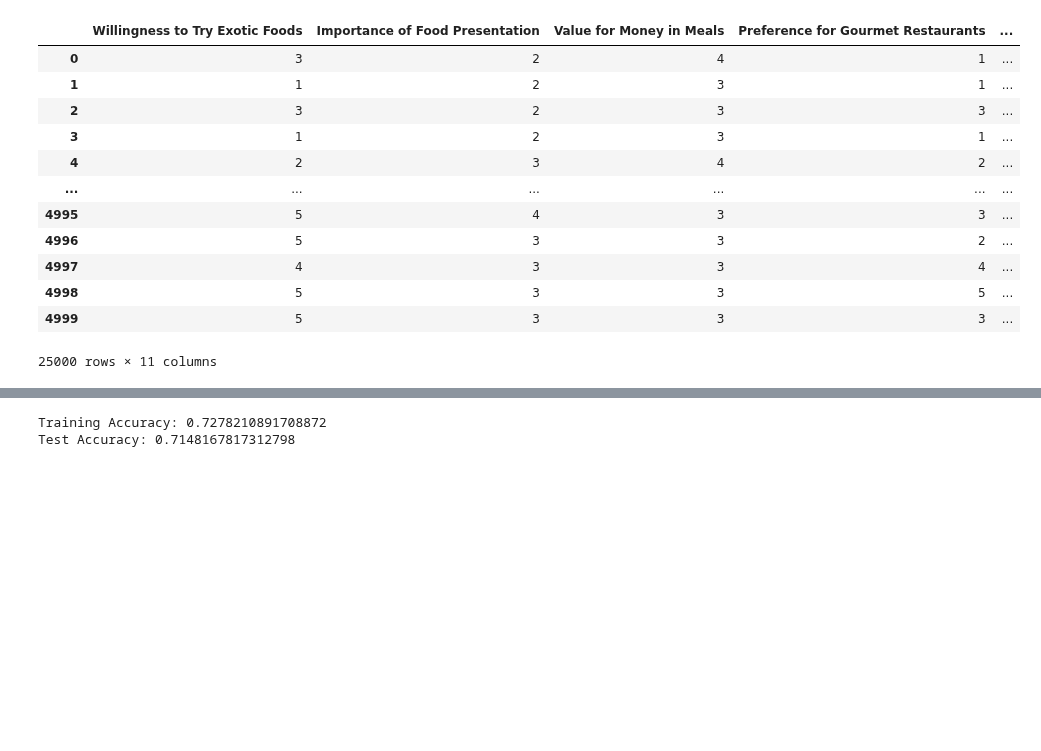
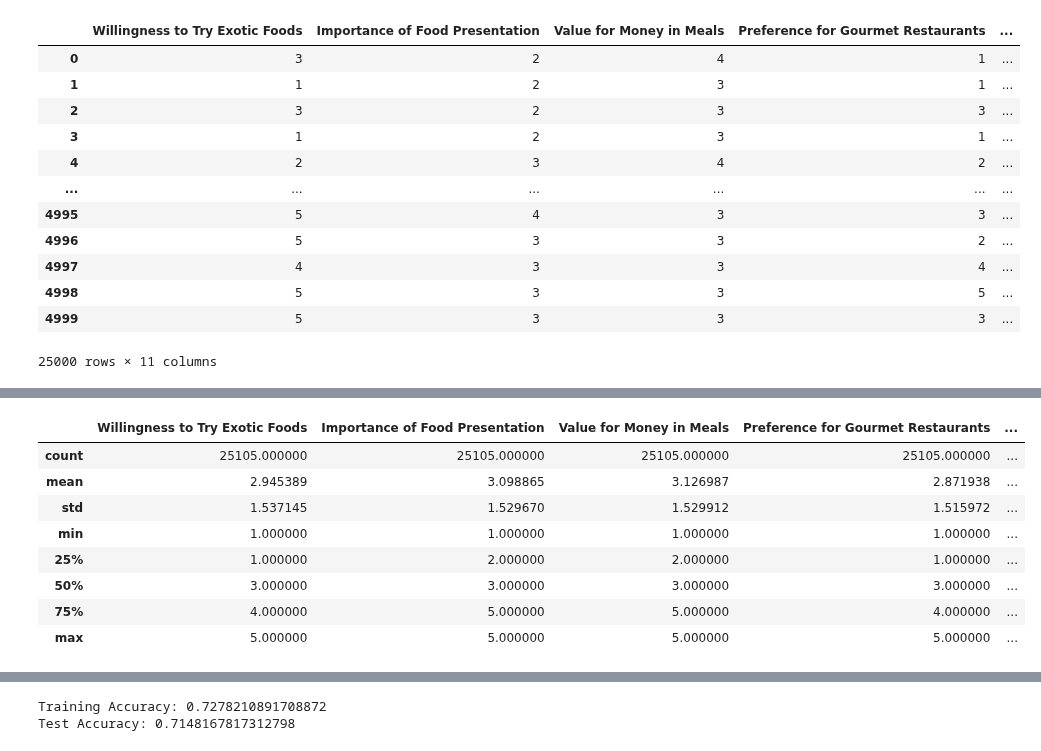
Before and after one commit to shaulleo/FlavourFlix, a Jupyter notebook: EDA-QuestionnaireData.ipynb, the cells around one changed output, grey strips where cells are left out. Saved outputs shown, nothing was run; the diff lists cells and outputs as text; code cells hidden in the pictures; blank space fills up the shorter version.

```diff
--- a/EDA-QuestionnaireData.ipynb
+++ b/EDA-QuestionnaireData.ipynb
@@ -126,0 +146,12 @@ perturbed_total_answers = pd.read_csv('data/training_answers/perturbed_total_ans
+# %%
+perturbed_total_answers.describe()
+# %% [output]
+|  | Willingness to Try Exotic Foods | Importance of Food Presentation | Value for Money in Meals | Preference for Gourmet Restaurants | ... |
+| count | 25105.000000 | 25105.000000 | 25105.000000 | 25105.000000 | ... |
+| mean | 2.945389 | 3.098865 | 3.126987 | 2.871938 | ... |
+| std | 1.537145 | 1.529670 | 1.529912 | 1.515972 | ... |
+| min | 1.000000 | 1.000000 | 1.000000 | 1.000000 | ... |
+| 25% | 1.000000 | 2.000000 | 2.000000 | 1.000000 | ... |
+| 50% | 3.000000 | 3.000000 | 3.000000 | 3.000000 | ... |
+| 75% | 4.000000 | 5.000000 | 5.000000 | 4.000000 | ... |
+| max | 5.000000 | 5.000000 | 5.000000 | 5.000000 | ... |
```
Also changed, not shown: parts of 11 cells of this notebook.
